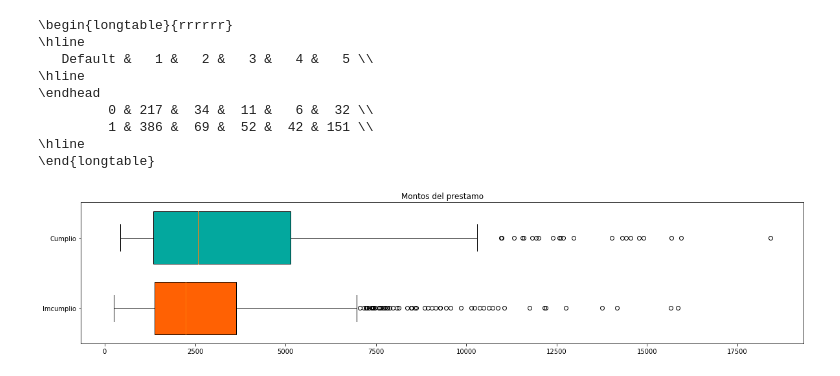
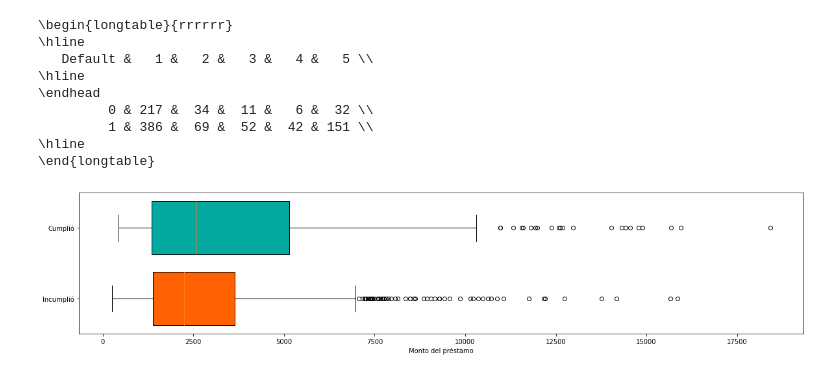
Before and after one commit to Afr063426/Proyecto_Est_Act_II, a Jupyter notebook: codigo.ipynb, the cells around one changed output. Saved outputs shown, nothing was run; the diff lists cells and outputs as text; code cells hidden in the pictures.

```diff
--- a/codigo.ipynb
+++ b/codigo.ipynb
@@ -151,25 +151,26 @@ print(tabulate(savings_default,headers='keys',tablefmt='latex_longtable'))
 # %%
 datosG1 = data.loc[:, ["Monto", "Default"]]
 datosG2 = [datosG1[datosG1["Default"]==1].Monto, datosG1[datosG1["Default"]==0].Monto]
 fig, (ax1) = plt.subplots(nrows=1, ncols=1, figsize=(20, 4))
 
 # rectangular box plot
 bplot1 = ax1.boxplot(datosG2,
                      vert=False,  # vertical box alignment
                      patch_artist=True,  # fill with color
-                     labels=["Imcumplio", "Cumplio"],
+                     labels=["Incumplió", "Cumplió"],
                      widths=(0.75, 0.75))  # will be used to label x-ticks
-ax1.set_title("Distribución de los montos del presentamo")
 
-
+# Add some text for labels, title and custom x-axis tick labels, etc.
+#ax1.set_ylabel('Condición del prestamo')
+ax1.set_xlabel('Monto del préstamo')
 # fill with colors
 for patch, color in zip(bplot1['boxes'], [ '#FF6103', '#03A89E']):
         patch.set_facecolor(color)
 
 plt.savefig('montos.pdf', bbox_inches='tight')
 plt.show()
 # %% [output]
-[figure, old version]
+[figure, new version]
 # %%
 #Hacer que para cada uno de los labels este los defalu, me gusta más
 datosG1 = data.loc[:, ["Proposito", "Default"]]
```
Also changed, not shown: parts of 2 cells of this notebook, 3 other files.
